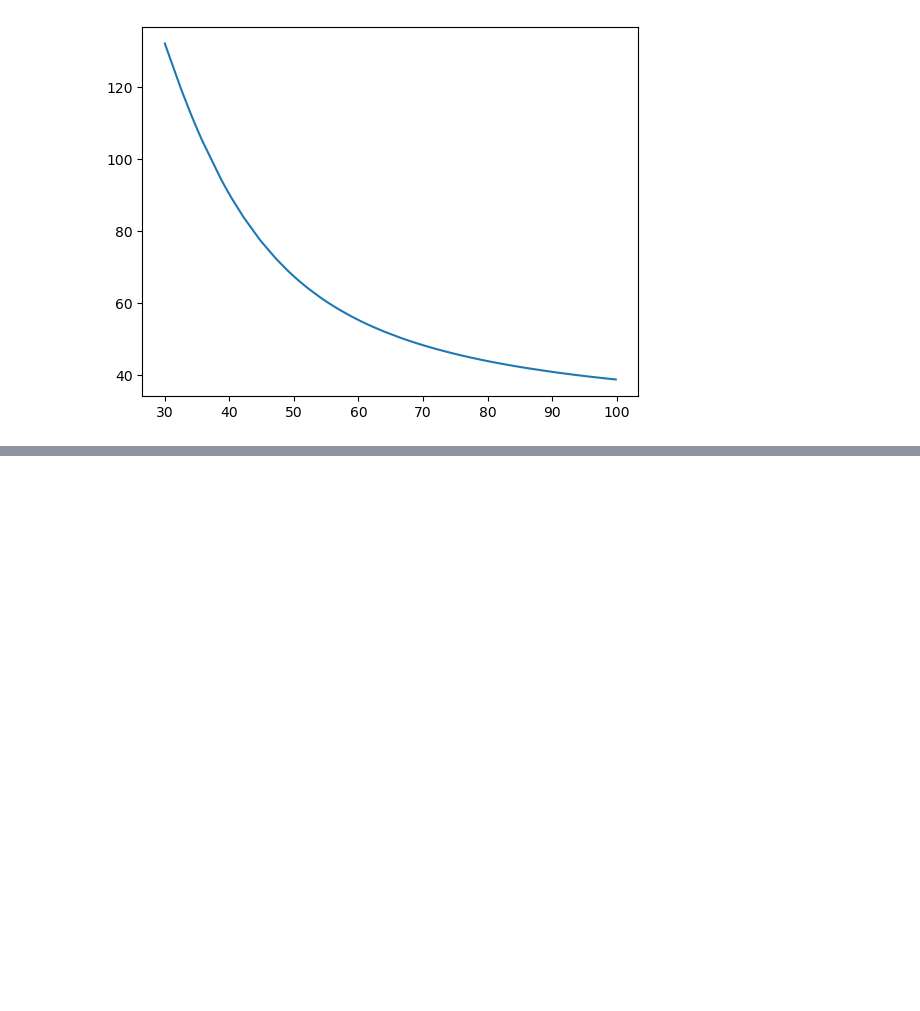
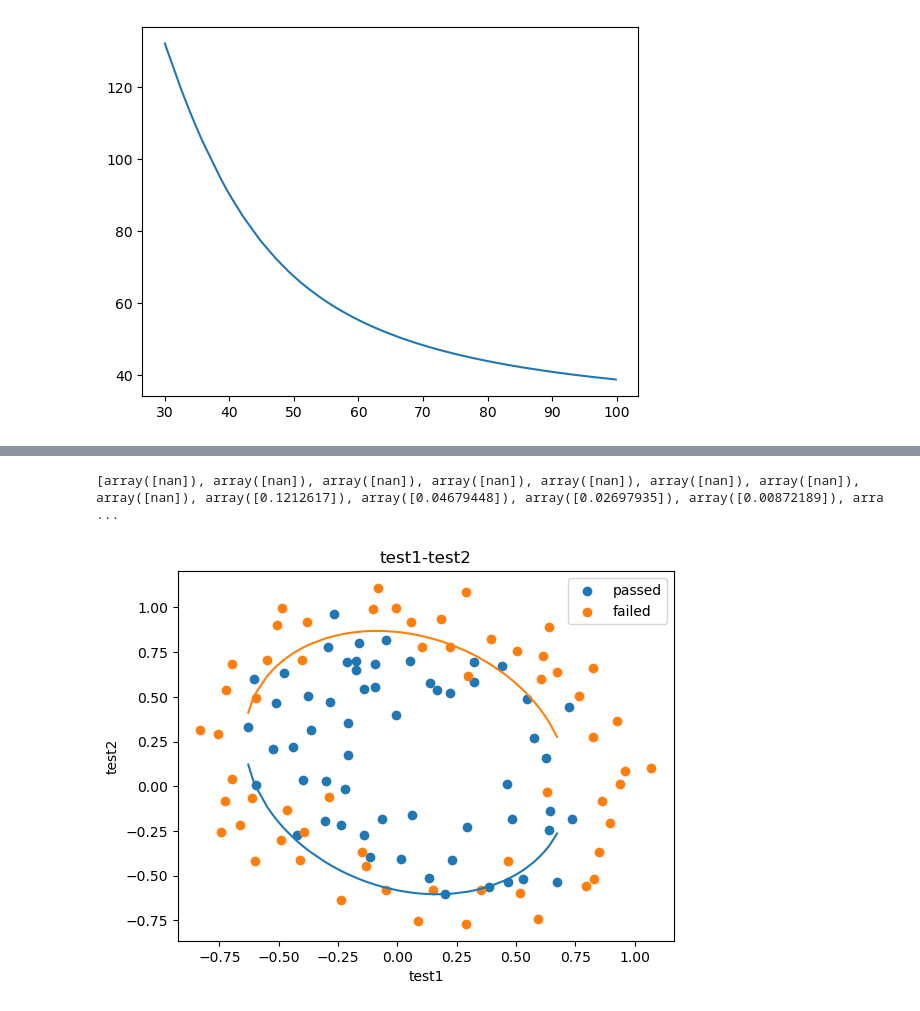
Before and after one commit to ChaoEcho/ml_learn, a Jupyter notebook: my_learn/learn-8-4.ipynb, the cells around one changed output, grey strips where cells are left out. Drawn from its saved outputs; the diff is of its cells as text; code cells hidden in the pictures; blank space fills up the shorter version.

```diff
--- a/my_learn/learn-8-4.ipynb
+++ b/my_learn/learn-8-4.ipynb
@@ -237,0 +341,31 @@ plt.show()
+# %%
+#define f(x)
+def f(x):
+    a = theta4
+    b = theta5*x+theta2
+    c = theta0+theta1*x+theta3*x*x
+    X2_new_boundary1 = (-b+np.sqrt(b*b-4*a*c))/(2*a)
+    X2_new_boundary2 = (-b-np.sqrt(b*b-4*a*c))/(2*a)
+    return X2_new_boundary1,X2_new_boundary2
+# %%
+X2_new_boundary1 = []
+X2_new_boundary2 = []
+for x in X1_new:
+    X2_new_boundary1.append(f(x)[0])
+    X2_new_boundary2.append(f(x)[1])
+print(X2_new_boundary1,X2_new_boundary2)
+# %% [output]
+[array([nan]), array([nan]), array([nan]), array([nan]), array([nan]), array([nan]), array([nan]), array([nan]), array([0.1212617]), array([0.04679448]), array([0.02697935]), array([0.00872189]), arra ...
+# %%
+fig3 = plt.figure()
+passed=plt.scatter(data.loc[:,'test1'][mask],data.loc[:,'test2'][mask])
+failed=plt.scatter(data.loc[:,'test1'][~mask],data.loc[:,'test2'][~mask])
+plt.plot(X1_new,X2_new_boundary1)
+plt.plot(X1_new,X2_new_boundary2)
+plt.title('test1-test2')
+plt.xlabel('test1')
+plt.ylabel('test2')
+plt.legend((passed,failed),('passed','failed'))
+plt.show()
+# %% [output]
+[figure, added]
```
Also changed, not shown: parts of 11 cells of this notebook.
